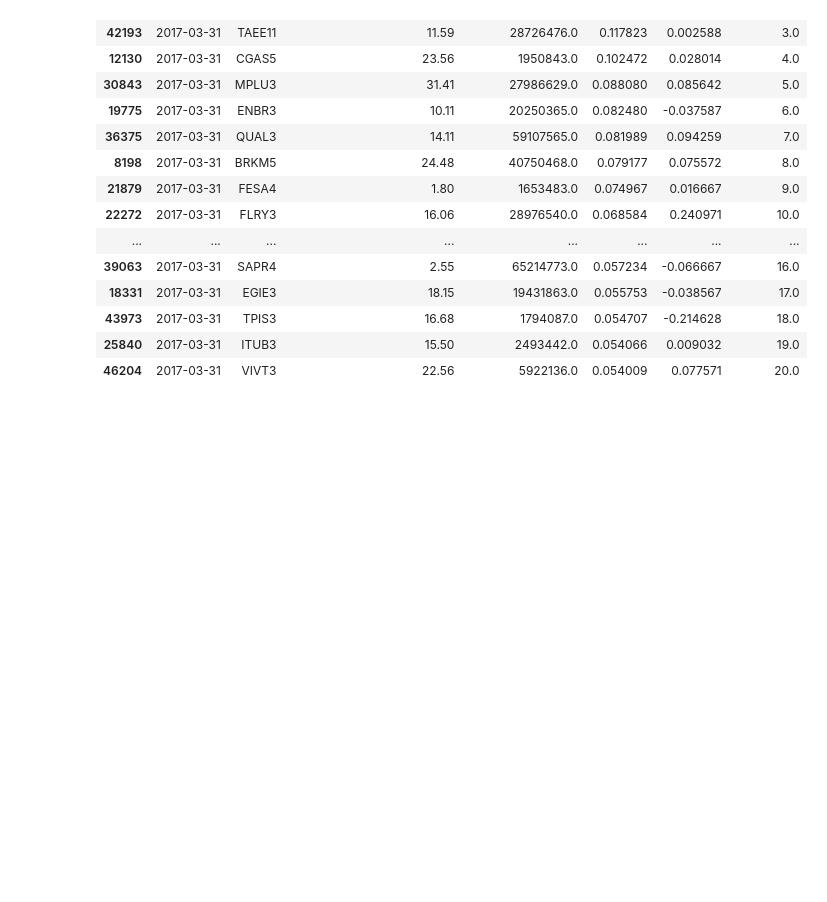
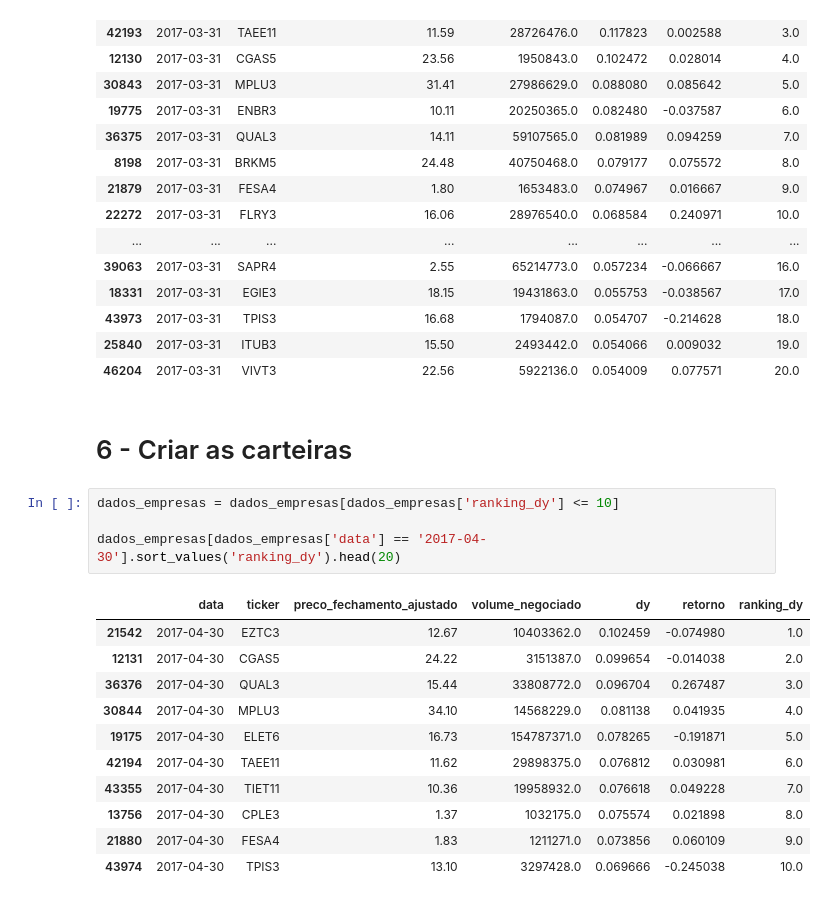
Before and after one commit to edigarmaia/python-mercado-financeiro, a Jupyter notebook: Modelo de Investimento.ipynb, the cells around one changed output. Saved outputs shown, nothing was run; the diff lists cells and outputs as text; blank space fills up the shorter version.

Commit message:
Criar as carteiras

```diff
--- a/Modelo de Investimento.ipynb
+++ b/Modelo de Investimento.ipynb
@@ -145,3 +145,21 @@ dados_empresas[dados_empresas['data'] == '2017-03-31'].sort_values('ranking_dy')
 | 43973 | 2017-03-31 | TPIS3 | 16.68 | 1794087.0 | 0.054707 | -0.214628 | 18.0 |
 | 25840 | 2017-03-31 | ITUB3 | 15.50 | 2493442.0 | 0.054066 | 0.009032 | 19.0 |
 | 46204 | 2017-03-31 | VIVT3 | 22.56 | 5922136.0 | 0.054009 | 0.077571 | 20.0 |
+# %% [markdown]
+# 6 - Criar as carteiras
+# %%
+dados_empresas = dados_empresas[dados_empresas['ranking_dy'] <= 10]
+
+dados_empresas[dados_empresas['data'] == '2017-04-30'].sort_values('ranking_dy').head(20)
+# %% [output]
+|  | data | ticker | preco_fechamento_ajustado | volume_negociado | dy | retorno | ranking_dy |
+| 21542 | 2017-04-30 | EZTC3 | 12.67 | 10403362.0 | 0.102459 | -0.074980 | 1.0 |
+| 12131 | 2017-04-30 | CGAS5 | 24.22 | 3151387.0 | 0.099654 | -0.014038 | 2.0 |
+| 36376 | 2017-04-30 | QUAL3 | 15.44 | 33808772.0 | 0.096704 | 0.267487 | 3.0 |
+| 30844 | 2017-04-30 | MPLU3 | 34.10 | 14568229.0 | 0.081138 | 0.041935 | 4.0 |
+| 19175 | 2017-04-30 | ELET6 | 16.73 | 154787371.0 | 0.078265 | -0.191871 | 5.0 |
+| 42194 | 2017-04-30 | TAEE11 | 11.62 | 29898375.0 | 0.076812 | 0.030981 | 6.0 |
+| 43355 | 2017-04-30 | TIET11 | 10.36 | 19958932.0 | 0.076618 | 0.049228 | 7.0 |
+| 13756 | 2017-04-30 | CPLE3 | 1.37 | 1032175.0 | 0.075574 | 0.021898 | 8.0 |
+| 21880 | 2017-04-30 | FESA4 | 1.83 | 1211271.0 | 0.073856 | 0.060109 | 9.0 |
+| 43974 | 2017-04-30 | TPIS3 | 13.10 | 3297428.0 | 0.069666 | -0.245038 | 10.0 |
```
